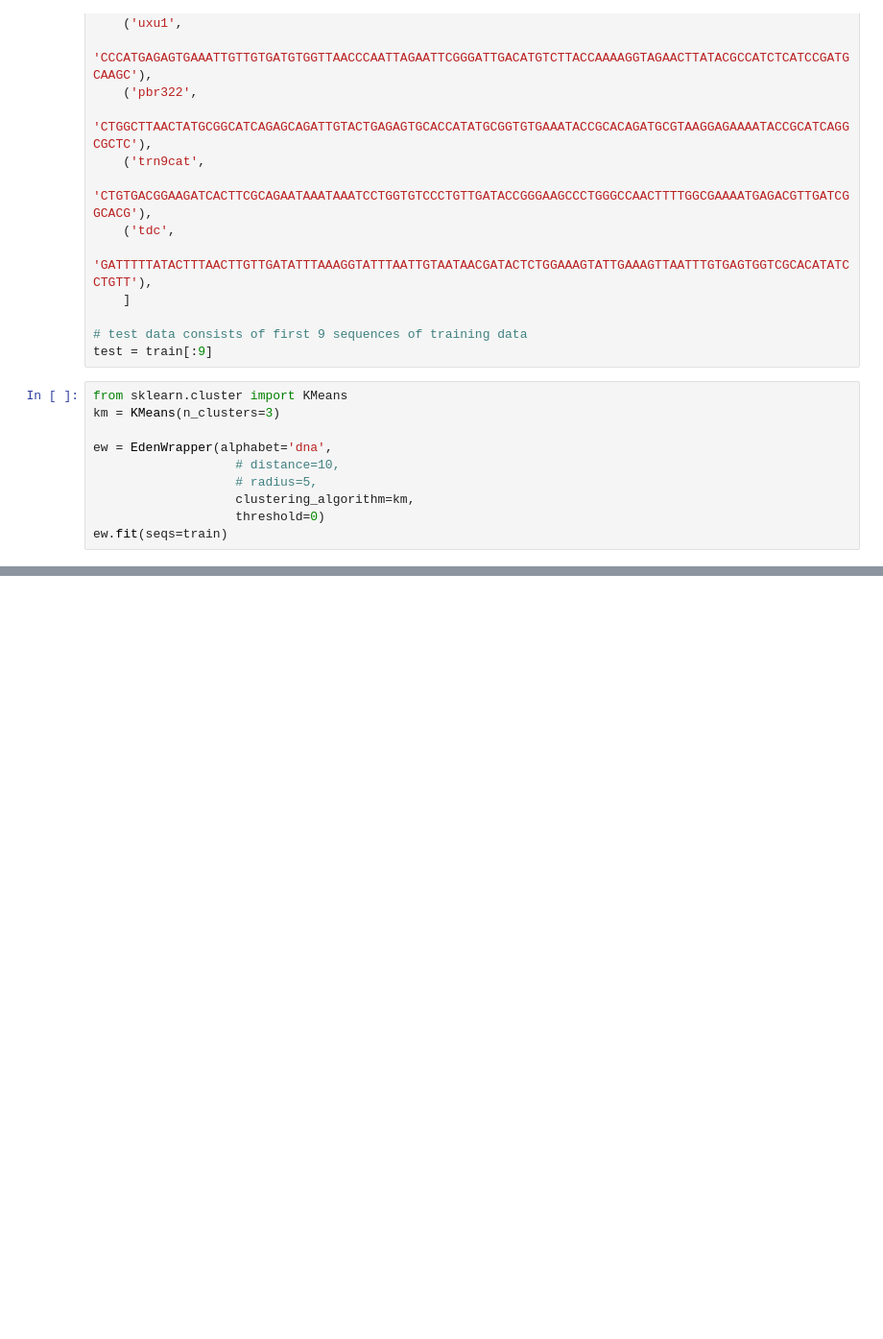
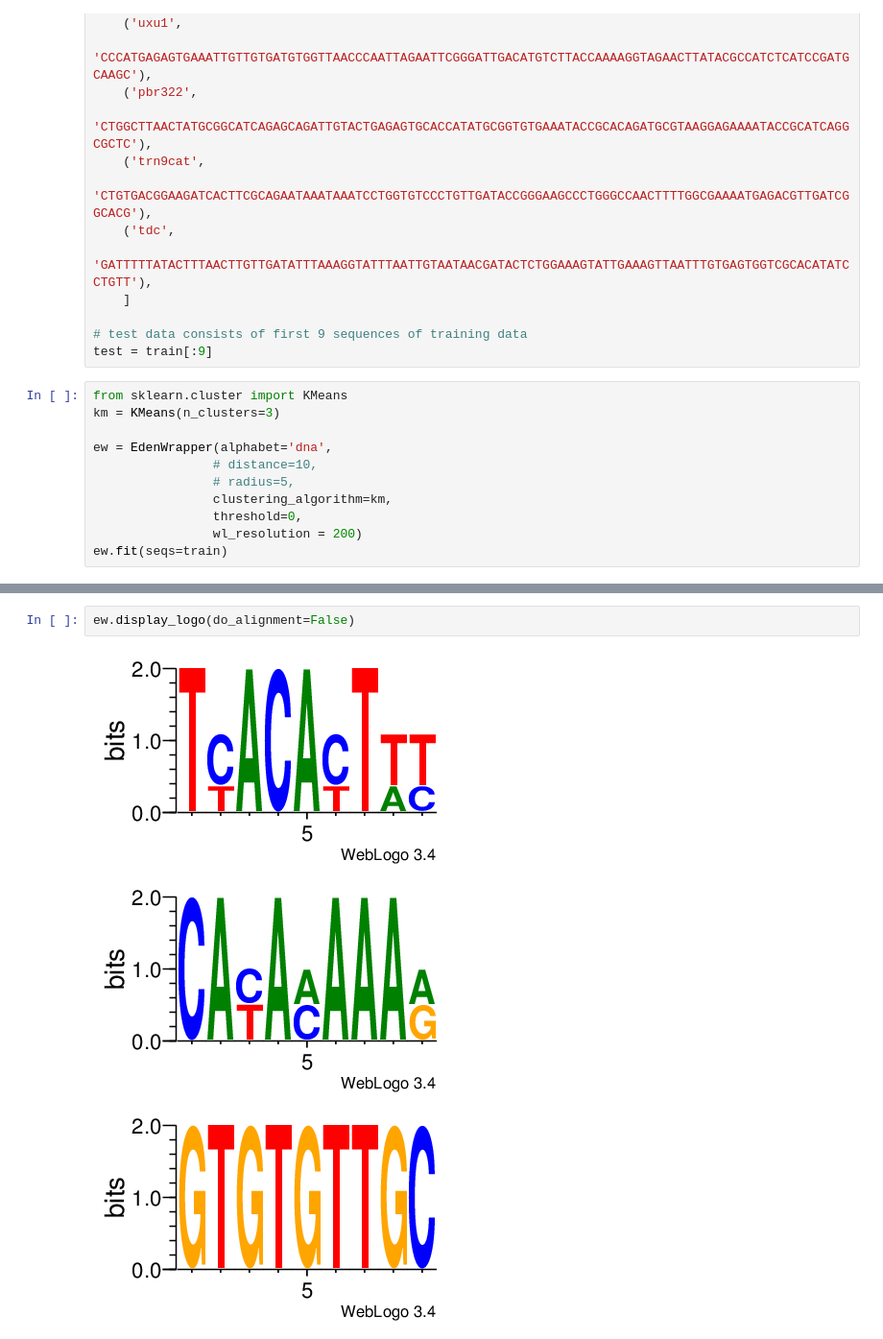
Before and after one commit to fabriziocosta/pyMotif, a Jupyter notebook: eden_example.ipynb, the cells around one changed output, grey strips where cells are left out. Shown at 96% size. Saved outputs shown, nothing was run; the diff lists cells and outputs as text; blank space fills up the shorter version.

```diff
--- a/eden_example.ipynb
+++ b/eden_example.ipynb
@@ -48,10 +48,11 @@ from sklearn.cluster import KMeans
 km = KMeans(n_clusters=3)
 
 ew = EdenWrapper(alphabet='dna',
-                   # distance=10,
-                   # radius=5,
-                   clustering_algorithm=km,
-                   threshold=0)
+                # distance=10,
+                # radius=5,
+                clustering_algorithm=km,
+                threshold=0,
+                wl_resolution = 200)
 ew.fit(seqs=train)
 # %%
 for i in ew.original_motives_list:
@@ -184,0 +214,6 @@ ew2.fit_transform(seqs=train)
+# %%
+ew.display_logo(do_alignment=False)
+# %% [output]
+[figure, added]
+[figure, added]
+[figure, added]
```
Also changed, not shown: parts of 17 cells of this notebook, 4 other files.
